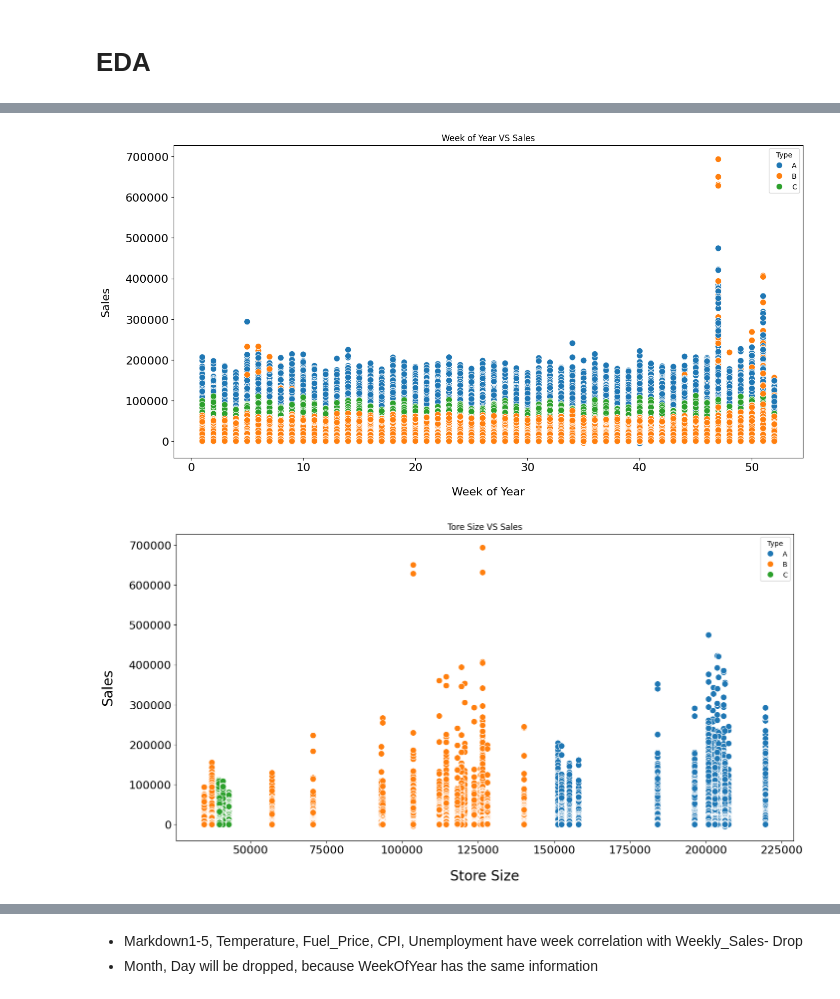
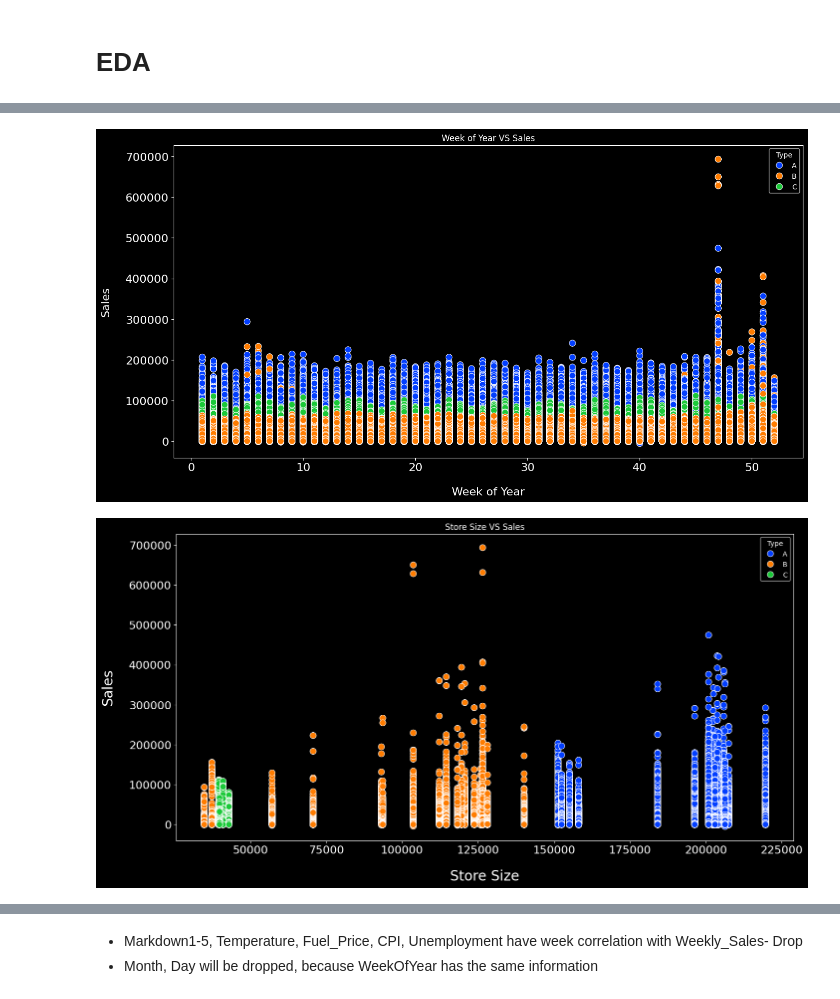
Before and after one commit to mrekh21/Walmart_Recruiting, a Jupyter notebook: model_experiment_XGBoost.ipynb, the cells around one changed output, grey strips where cells are left out. Saved outputs shown, nothing was run; the diff lists cells and outputs as text; code cells hidden in the pictures.

```diff
--- a/model_experiment_XGBoost.ipynb
+++ b/model_experiment_XGBoost.ipynb
@@ -171,5 +195,8 @@ import numpy as np
 import matplotlib.pyplot as plt
 import seaborn as sns
 import plotly.express as px
+# %%
+plt.style.use('dark_background')
+sns.set_palette("bright")
 # %%
 missing_values = train_merged.isna().sum()
@@ -377,6 +426,8 @@ fig.show()
 [interactive output not drawn]
 # %%
 plt.figure(figsize=(16,8))
+
+sns.set_palette("bright")
 sns.scatterplot(x=train_merged.WeekOfYear, y=train_merged.Weekly_Sales, hue=train_merged.Type, s=80);
 
 plt.xticks(fontsize=16)
@@ -384,18 +435,24 @@ plt.yticks(fontsize=16)
 plt.xlabel('Week of Year', fontsize=16, labelpad=20)
 plt.ylabel('Sales', fontsize=16, labelpad=20)
 plt.title('Week of Year VS Sales');
+
+plt.savefig("week_vs_sales.png")
 # %% [output]
-[figure, old version]
+[figure, new version]
 # %%
 plt.figure(figsize=(16,8))
+
+sns.set_palette("bright")
 sns.scatterplot(x=train_merged.Size, y=train_merged.Weekly_Sales, hue=train_merged.Type, s=80);
 
 plt.xticks(fontsize=16)
 plt.yticks(fontsize=16)
 plt.xlabel('Store Size', fontsize=20, labelpad=20)
 plt.ylabel('Sales', fontsize=20, labelpad=20)
-plt.title('Tore Size VS Sales');
+plt.title('Store Size VS Sales');
+
+plt.savefig("store_size_vs_sales.png")
 # %% [output]
-[figure, old version]
+[figure, new version]
 # %%
 plt.figure(figsize=(16,8))
```
Also changed, not shown: parts of 38 cells of this notebook, 1 other file.
